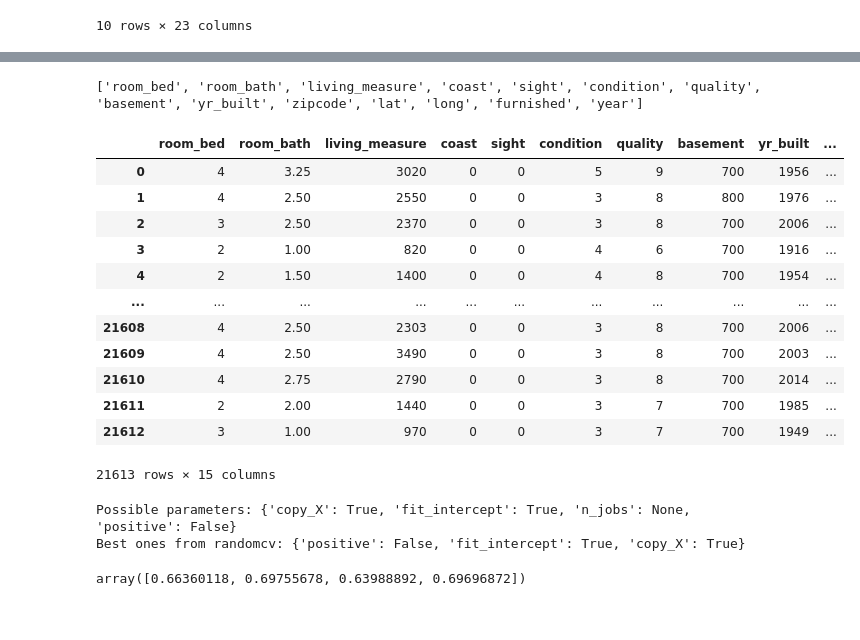
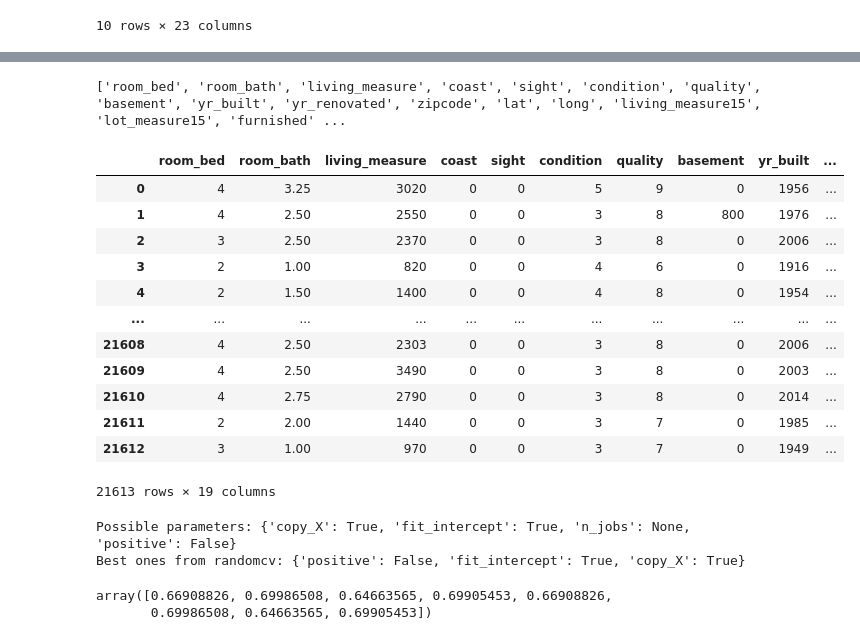
Before and after one commit to MUVivekanand/ML_innercitydataset, a Jupyter notebook: projectsoln.ipynb, the cells around one changed output, grey strips where cells are left out. Cells and saved outputs as stored; diff of their text form; code cells hidden in the pictures.

```diff
--- a/projectsoln.ipynb
+++ b/projectsoln.ipynb
@@ -27,7 +27,7 @@ df.head(10)
 | 9 | 7203000640 | 20140918T000000 | 215000 | 4 | 1.00 | 1130 | 7400 | 1.0 | 0 | ... |
 10 rows × 23 columns
 # %%
-df=df.drop(columns=['cid','living_measure15','lot_measure15'],axis=1)
+df=df.drop(columns=['cid'],axis=1)
 print(df.shape[0],df.shape[1])
 df.head(10)
 # %% [output]
@@ -93,7 +94,7 @@ y=df['price']
 
 X_train,X_test,y_train,y_test=train_test_split(X,y,test_size=0.30,random_state=1)
 linR=LinearRegression()
-sfs1=sfs(linR,k_features=14,forward=True,scoring="r2",cv=14)
+sfs1=sfs(linR,k_features=18,forward=True,scoring="r2",cv=18)
 sfs1.fit(X_train,y_train)
 
 columnlist=list(X_train.columns)
@@ -101,29 +102,32 @@ feature_cols=list(sfs1.k_feature_idx_)
 subset=[columnlist[i] for i in feature_cols]
 print(subset)
 # %% [output]
-['room_bed', 'room_bath', 'living_measure', 'coast', 'sight', 'condition', 'quality', 'basement', 'yr_built', 'zipcode', 'lat', 'long', 'furnished', 'year']
+['room_bed', 'room_bath', 'living_measure', 'coast', 'sight', 'condition', 'quality', 'basement', 'yr_built', 'yr_renovated', 'zipcode', 'lat', 'long', 'living_measure15', 'lot_measure15', 'furnished' ...
 # %%
 #['room_bed', 'room_bath', 'living_measure', 'coast', 'sight', 'condition', 'quality', 'basement', 'yr_built', 'zipcode', 'lat', 'long', 'furnished', 'year']
 
+mpg_df=df[subset].copy()
 
-mpg_df=df[subset].copy()
-mpg_df['basement']=mpg_df['basement'].replace(0, np.median(mpg_df.loc[mpg_df['basement'] != 0, 'basement']))
+mpg_df['is_renovated']=df['yr_renovated'].apply(lambda x:1 if x>0 else 0)
+
+
 mpg_df = pd.concat([mpg_df, df['price']], axis=1)
+mpg_df=mpg_df.drop(columns='yr_renovated',axis=1)
 mpg_df
 # %% [output]
 |  | room_bed | room_bath | living_measure | coast | sight | condition | quality | basement | yr_built | ... |
-| 0 | 4 | 3.25 | 3020 | 0 | 0 | 5 | 9 | 700 | 1956 | ... |
+| 0 | 4 | 3.25 | 3020 | 0 | 0 | 5 | 9 | 0 | 1956 | ... |
 | 1 | 4 | 2.50 | 2550 | 0 | 0 | 3 | 8 | 800 | 1976 | ... |
-| 2 | 3 | 2.50 | 2370 | 0 | 0 | 3 | 8 | 700 | 2006 | ... |
-| 3 | 2 | 1.00 | 820 | 0 | 0 | 4 | 6 | 700 | 1916 | ... |
-| 4 | 2 | 1.50 | 1400 | 0 | 0 | 4 | 8 | 700 | 1954 | ... |
+| 2 | 3 | 2.50 | 2370 | 0 | 0 | 3 | 8 | 0 | 2006 | ... |
+| 3 | 2 | 1.00 | 820 | 0 | 0 | 4 | 6 | 0 | 1916 | ... |
+| 4 | 2 | 1.50 | 1400 | 0 | 0 | 4 | 8 | 0 | 1954 | ... |
 | ... | ... | ... | ... | ... | ... | ... | ... | ... | ... | ... |
-| 21608 | 4 | 2.50 | 2303 | 0 | 0 | 3 | 8 | 700 | 2006 | ... |
-| 21609 | 4 | 2.50 | 3490 | 0 | 0 | 3 | 8 | 700 | 2003 | ... |
-| 21610 | 4 | 2.75 | 2790 | 0 | 0 | 3 | 8 | 700 | 2014 | ... |
-| 21611 | 2 | 2.00 | 1440 | 0 | 0 | 3 | 7 | 700 | 1985 | ... |
-| 21612 | 3 | 1.00 | 970 | 0 | 0 | 3 | 7 | 700 | 1949 | ... |
+| 21608 | 4 | 2.50 | 2303 | 0 | 0 | 3 | 8 | 0 | 2006 | ... |
+| 21609 | 4 | 2.50 | 3490 | 0 | 0 | 3 | 8 | 0 | 2003 | ... |
+| 21610 | 4 | 2.75 | 2790 | 0 | 0 | 3 | 8 | 0 | 2014 | ... |
+| 21611 | 2 | 2.00 | 1440 | 0 | 0 | 3 | 7 | 0 | 1985 | ... |
+| 21612 | 3 | 1.00 | 970 | 0 | 0 | 3 | 7 | 0 | 1949 | ... |
-21613 rows × 15 columns
+21613 rows × 19 columns
 # %%
 from sklearn.model_selection import RandomizedSearchCV
 
@@ -135,7 +139,7 @@ linR=LinearRegression()
 param_dist = {
     'fit_intercept': [True, False],
     'positive': [True, False],
-    'copy_X': [True],
+    'copy_X': [True, False],
 }
 
 randomcv=RandomizedSearchCV(linR,param_distributions=param_dist,n_iter=20)
@@ -149,7 +153,8 @@ randomcv.cv_results_['mean_test_score']
 # %% [output]
 Possible parameters: {'copy_X': True, 'fit_intercept': True, 'n_jobs': None, 'positive': False}
 Best ones from randomcv: {'positive': False, 'fit_intercept': True, 'copy_X': True}
-array([0.66360118, 0.69755678, 0.63988892, 0.69696872])
+array([0.66908826, 0.69986508, 0.64663565, 0.69905453, 0.66908826,
+       0.69986508, 0.64663565, 0.69905453])
 # %%
 #linear regression scores with randomsearchcv:
 best_linR = LinearRegression(**best_params)
```
Also changed, not shown: parts of 14 cells of this notebook.
